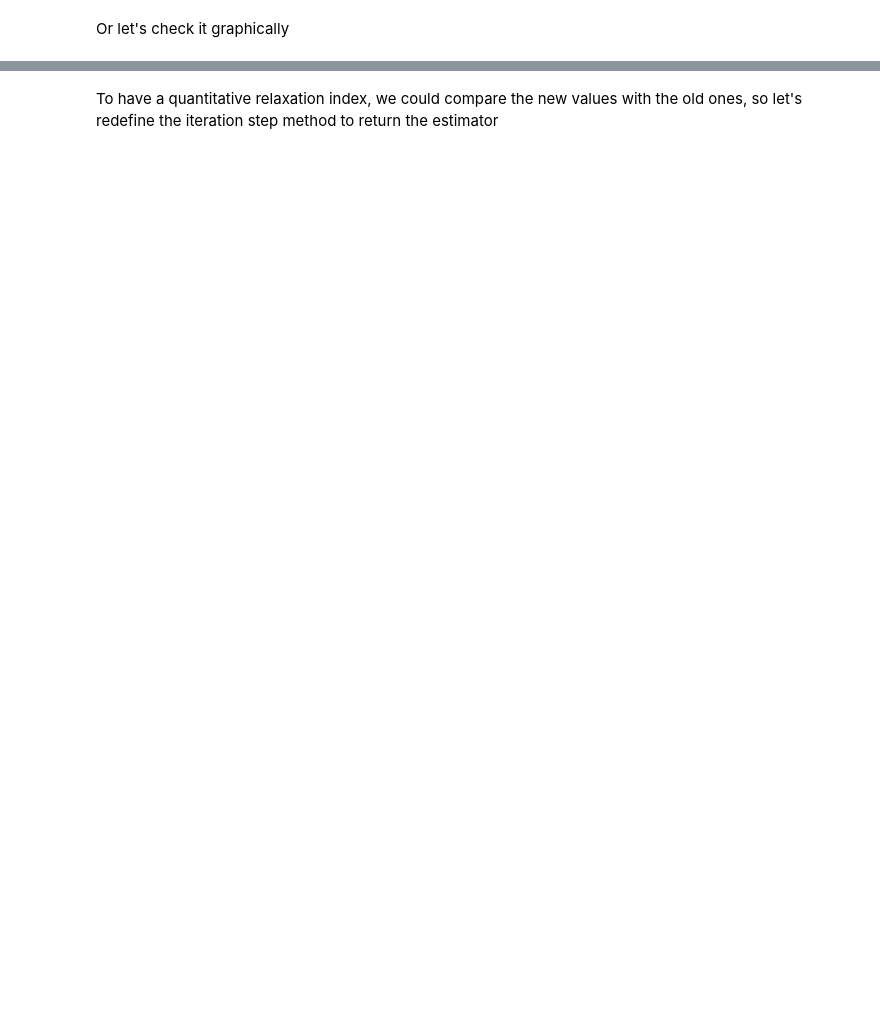
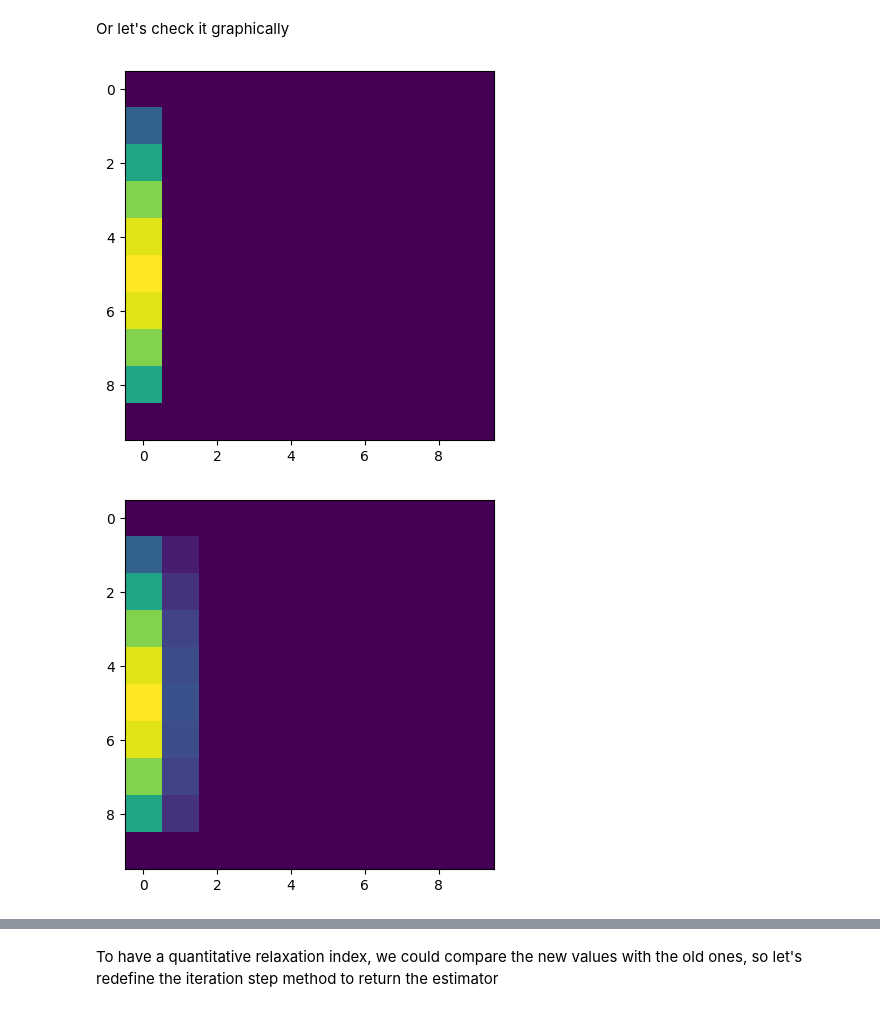
Before and after one commit to saguileran/2022-II-HerrComp, a Jupyter notebook: 09-PDE-FiniteDifferences/FiniteDifferences-Relaxation.ipynb, the cells around one changed output, grey strips where cells are left out. Cells and saved outputs as stored; diff of their text form; code cells hidden in the pictures; blank space fills up the shorter version.

```diff
--- a/09-PDE-FiniteDifferences/FiniteDifferences-Relaxation.ipynb
+++ b/09-PDE-FiniteDifferences/FiniteDifferences-Relaxation.ipynb
@@ -82,10 +82,23 @@ Now create a function for the boundary conditions
 # Boundary conditions
 def bc(matrix, x, y):
     # YOUR CODE HERE
-    raise NotImplementedError()
+    matrix[:, 0 ] = np.sin(np.pi*x)
+    matrix[:, -1] = 0
+    matrix[0 , :] = 0
+    matrix[-1, :] = 0
 # %% [markdown]
 And this will be a simple example for single iteration step. In this case, we are avoiding the external walls since they are boundary conditions. We are using the fast numpy notation (see also https://becksteinlab.physics.asu.edu/learning/76/phy494-computational-physics?wchannelid=bp7lsp6dmx&wmediaid=284owsl3dp), but of course you can use loops (specially for more complex boundary problems)
 # %%
-def jacobi(matrix):
+def jacobiITER(matrix):
     # YOUR CODE HERE
-    raise NotImplementedError()
+    N = matrix.shape[0]  # (N, N)
+    for ii in range(0, N):
+        for jj in range(0, N):
+            if ii == 0 or jj == 0 or ii == N-1 or jj == N-1:
+                continue
+            matrix[ii, jj] = 0.25*(matrix[ii+1,jj] + matrix[ii-1,jj] + matrix[ii,jj+1] + matrix[ii,jj-1])
+# %%
+def jacobi(matrix):
+    # YOUR CODE HERE
+    matrix[1:-1, 1:-1] = 0.25*(matrix[2:, 1:-1] + matrix[0:-2, 1:-1] +
+                               matrix[1:-1, 2:] + matrix[1:-1, 0:-2])
@@ -92,14 +115,18 @@ def jacobi(matrix):
 # %% [markdown]
 Finally, let's perform some iterations to check if the system is converging somewhere
 # %%
+import time
 def solve_system(N, niter, iter_method):
     X, Y = setup_problem(N)
     V = np.zeros((N, N))
     bc(V, X, Y)
     # Example iteration
     for step in range(niter):
-        print(V)
+        #print(V)
+        t0 = time.time()
         iter_method(V)
-        print(V)
-        print()
+        t1 = time.time()
+        print(f"Total time iterating: {t1-t0}")
+        #print(V)
+        #print()
 # %%
@@ -120,4 +158,7 @@ def solve_system(N, niter, iter_method):
         plt.imshow(V)
         plt.show()
 # %%
-solve_system(N=5, niter=5, iter_method=jacobi)
+solve_system(N=10, niter=5, iter_method=jacobi)
+# %% [output]
+[figure, added]
+[figure, added]
```
Also changed, not shown: parts of 14 cells of this notebook, 1 other file.
